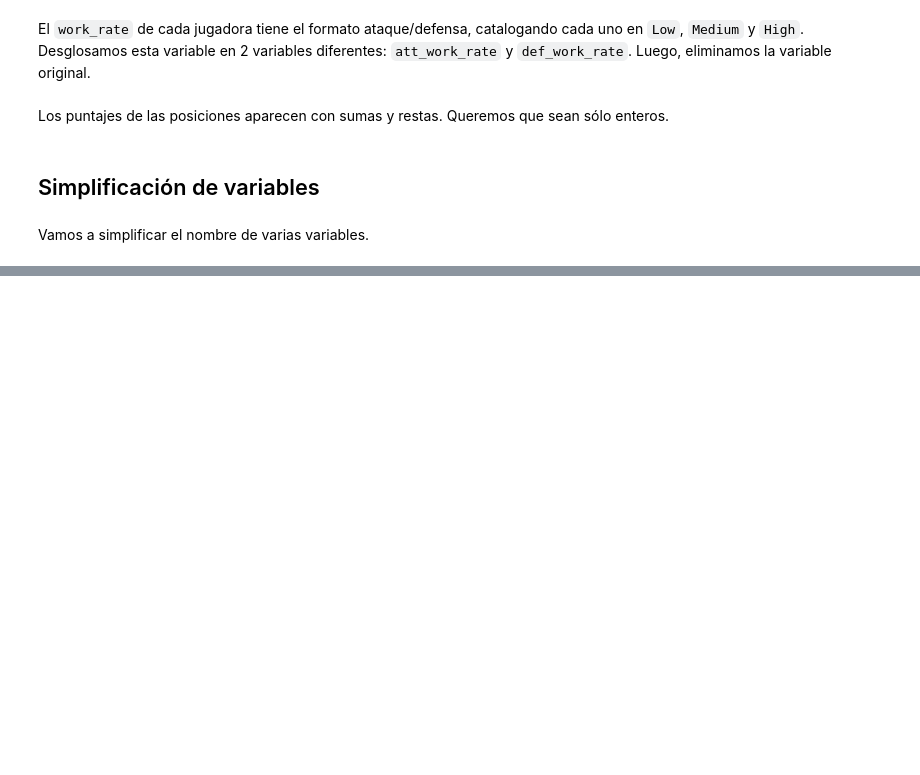
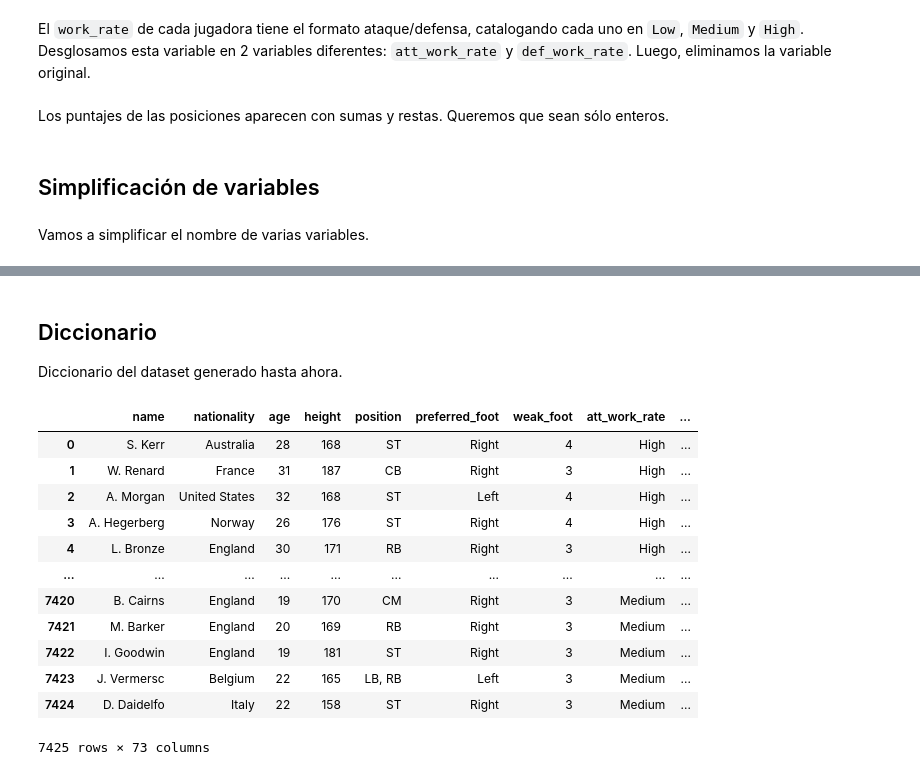
Before and after one commit to Cheva94/Diplo_G22, a Jupyter notebook: AnS/resolucion.ipynb, the cells around one changed output, grey strips where cells are left out. Drawn from its saved outputs; the diff is of its cells as text; code cells hidden in the pictures; blank space fills up the shorter version.

Commit message:
diccionario

```diff
--- a/AnS/resolucion.ipynb
+++ b/AnS/resolucion.ipynb
@@ -134,2 +261,20 @@ Vamos a simplificar el nombre de varias variables.
+# %% [markdown]
+## Diccionario
+
+Diccionario del dataset generado hasta ahora.
 # %%
-fifa23.columns
+fifa23
+# %% [output]
+|  | name | nationality | age | height | position | preferred_foot | weak_foot | att_work_rate | ... |
+| 0 | S. Kerr | Australia | 28 | 168 | ST | Right | 4 | High | ... |
+| 1 | W. Renard | France | 31 | 187 | CB | Right | 3 | High | ... |
+| 2 | A. Morgan | United States | 32 | 168 | ST | Left | 4 | High | ... |
+| 3 | A. Hegerberg | Norway | 26 | 176 | ST | Right | 4 | High | ... |
+| 4 | L. Bronze | England | 30 | 171 | RB | Right | 3 | High | ... |
+| ... | ... | ... | ... | ... | ... | ... | ... | ... | ... |
+| 7420 | B. Cairns | England | 19 | 170 | CM | Right | 3 | Medium | ... |
+| 7421 | M. Barker | England | 20 | 169 | RB | Right | 3 | Medium | ... |
+| 7422 | I. Goodwin | England | 19 | 181 | ST | Right | 3 | Medium | ... |
+| 7423 | J. Vermersc | Belgium | 22 | 165 | LB, RB | Left | 3 | Medium | ... |
+| 7424 | D. Daidelfo | Italy | 22 | 158 | ST | Right | 3 | Medium | ... |
+7425 rows × 73 columns
```
Also changed, not shown: parts of 26 cells of this notebook, 2 other files.
